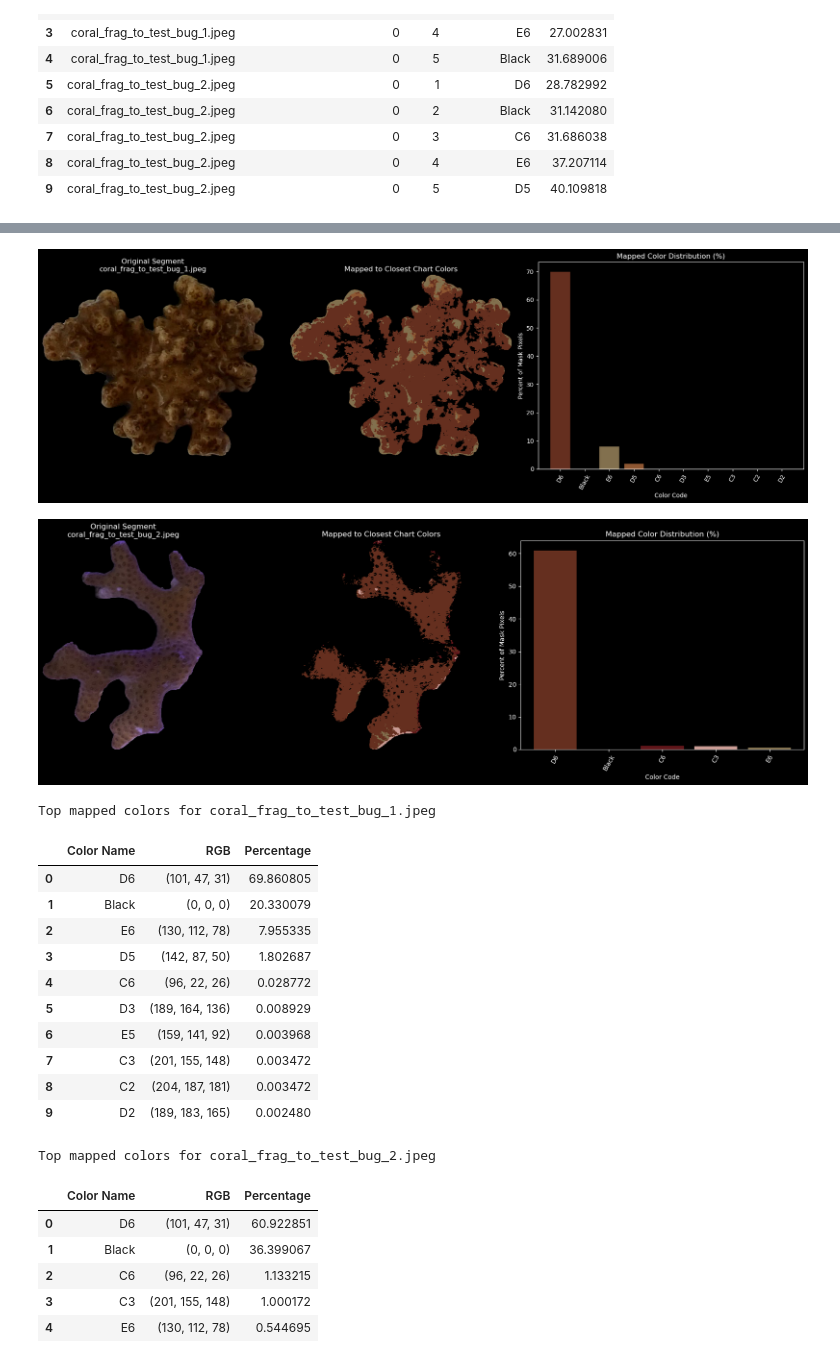
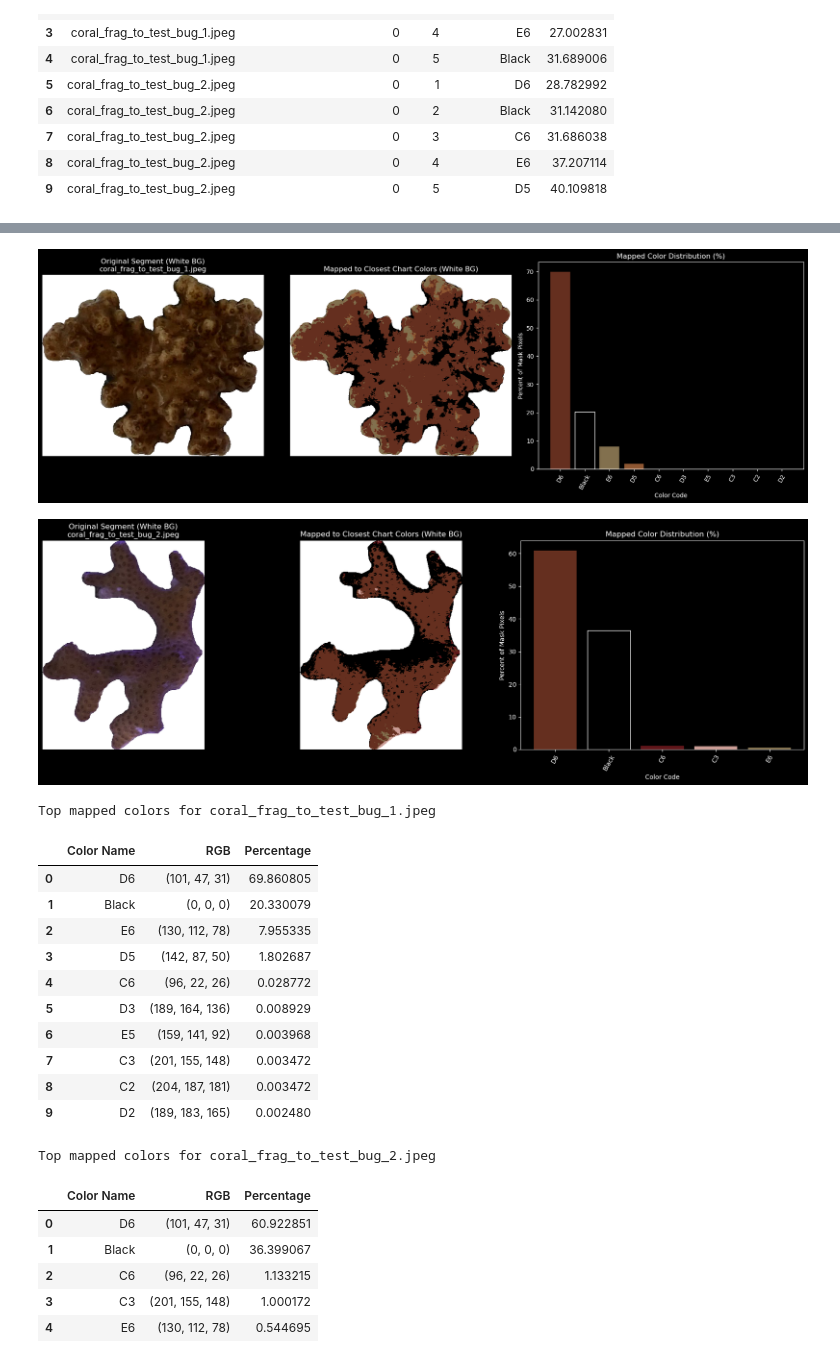
Before and after one commit to D-Barradas/Coral-CAT-Coral-Color-Assessment-Tool, a Jupyter notebook: notebooks/04_debug_color_mapping.ipynb, the cells around one changed output, grey strips where cells are left out. Cells and saved outputs as stored; diff of their text form; code cells hidden in the pictures.

```diff
--- a/notebooks/04_debug_color_mapping.ipynb
+++ b/notebooks/04_debug_color_mapping.ipynb
@@ -439,7 +457,7 @@ Top mapped colors for coral_frag_to_test_bug_2.jpeg
 | 4 | E6 | (130, 112, 78) | 0.544695 |
 # %%
 # Matplotlib version with black background for each panel
-# This version includes Black as a valid mapped class inside the foreground mask.
+# Experiment: force non-mask pixels to white in image panels.
 
 def plot_compare_mapped_image_matplotlib_black_bg(img_rgb, color_map_rgb, title, foreground_mask=None):
     mapped_img, full_color_map, _color_to_pixels = lf.map_color_to_pixels(
@@ -479,22 +497,25 @@ def plot_compare_mapped_image_matplotlib_black_bg(img_rgb, color_map_rgb, title,
     color_rgbs = [r[1] for r in color_rows]
     percentages = [r[2] for r in color_rows]
 
+    original_display = _paint_background_white(img_rgb, foreground_mask)
+    mapped_display = _paint_background_white(mapped_img, foreground_mask)
+
     fig, axes = plt.subplots(1, 3, figsize=(18, 6), gridspec_kw={"width_ratios": [1, 1, 1.2]})
     fig.patch.set_facecolor("black")
 
     for ax in axes:
         ax.set_facecolor("black")
 
-    axes[0].imshow(img_rgb)
-    axes[0].set_title(f"Original Segment\n{title}", color="white")
+    axes[0].imshow(original_display)
+    axes[0].set_title(f"Original Segment (White BG)\n{title}", color="white")
     axes[0].axis("off")
 
-    axes[1].imshow(mapped_img)
-    axes[1].set_title("Mapped to Closest Chart Colors", color="white")
+    axes[1].imshow(mapped_display)
+    axes[1].set_title("Mapped to Closest Chart Colors (White BG)", color="white")
     axes[1].axis("off")
 
     bar_colors = [np.array(rgb) / 255.0 for rgb in color_rgbs]
-    axes[2].bar(color_names, percentages, color=bar_colors)
+    bars = axes[2].bar(color_names, percentages, color=bar_colors)
     axes[2].set_title("Mapped Color Distribution (%)", color="white")
     axes[2].set_xlabel("Color Code", color="white")
     axes[2].set_ylabel("Percent of Mask Pixels", color="white")
@@ -503,39 +524,45 @@ def plot_compare_mapped_image_matplotlib_black_bg(img_rgb, color_map_rgb, title,
 
     for spine in axes[2].spines.values():
         spine.set_color("white")
+
+    # Make black bar visible on dark theme.
+    for label, bar in zip(color_names, bars):
+        if label == "Black":
+            bar.set_edgecolor("white")
+            bar.set_linewidth(1.0)
 
     plt.tight_layout()
     plt.show()
 
     out_df = pd.DataFrame({
         "Color Name": color_names,
         "RGB": color_rgbs,
         "Percentage": percentages,
     })
     return mapped_img, out_df
 
 
 mapped_images_black_bg = {}
 mapped_stats_black_bg = {}
 
 for image_name, seg_img in selected_segmented_crops.items():
     image_title = os.path.basename(image_name)
     fg_mask = selected_segmented_masks[image_name]
     mapped_img, stats_df = plot_compare_mapped_image_matplotlib_black_bg(
         seg_img,
         custom_color_chart,
         title=image_title,
         foreground_mask=fg_mask,
     )
     mapped_images_black_bg[image_name] = mapped_img
     mapped_stats_black_bg[image_name] = stats_df
 
 for image_name, stats_df in mapped_stats_black_bg.items():
     print(f"\nTop mapped colors for {os.path.basename(image_name)}")
     display(stats_df.head(10))
 # %% [output]
-[figure, old version]
+[figure, new version]
-[figure, old version]
+[figure, new version]
 Top mapped colors for coral_frag_to_test_bug_1.jpeg
 |  | Color Name | RGB | Percentage |
 | 0 | D6 | (101, 47, 31) | 69.860805 |
```
Also changed, not shown: parts of 1 cell of this notebook.
